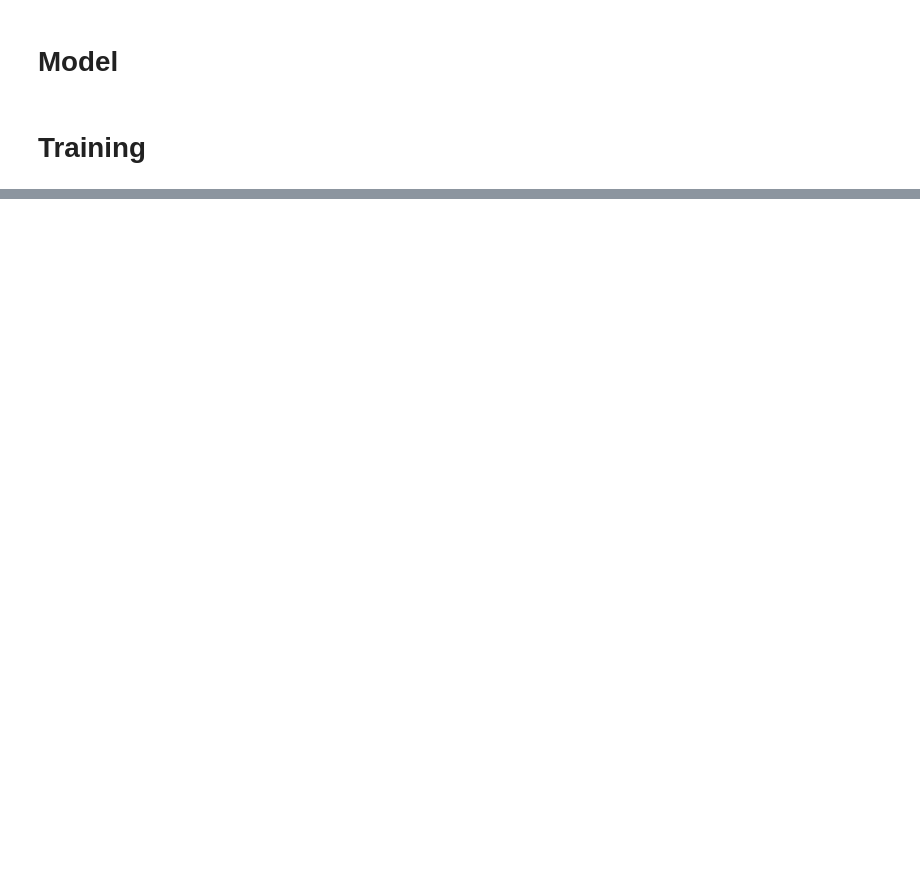
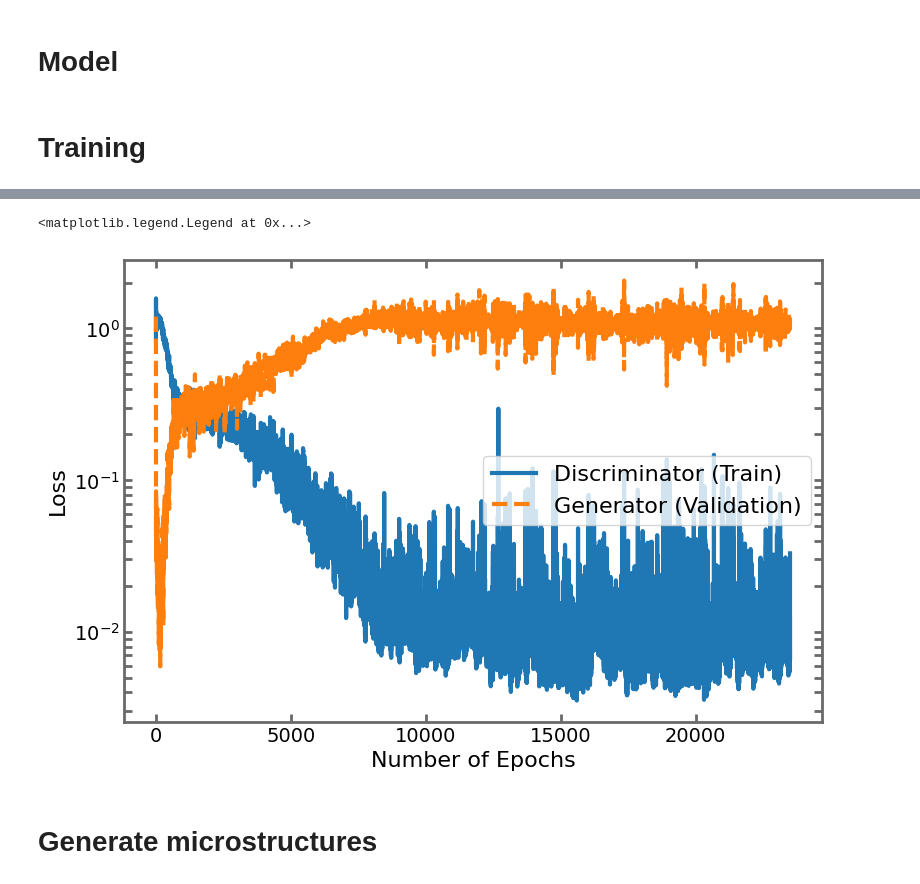
Before and after one commit to sedaoturak/dcgan_cahn-hilliard, a Jupyter notebook: DCGAN_Cahn_Hillard.ipynb, the cells around one changed output, grey strips where cells are left out. Drawn from its saved outputs; the diff is of its cells as text; code cells hidden in the pictures; blank space fills up the shorter version.

Commit message:
The model definition and the learning curve changed. Some improvements in the model and training added.

```diff
--- a/DCGAN_Cahn_Hillard.ipynb
+++ b/DCGAN_Cahn_Hillard.ipynb
@@ -35,9 +39,9 @@ Mounted at /content/drive
 # Load data
 # %%
 # define the directory to dataset (the folder having the bitmap images and their strain energy values in text files
-with open(PATH+'toy_datasets/Mechanical_MNIST/Case1_input_patterns_64_x_64.txt', 'r') as f:
+with open(PATH+'Case1_input_patterns_64_x_64.txt', 'r') as f:
   g = np.loadtxt(f)
-with open(PATH+'toy_datasets/Mechanical_MNIST/Case1_strain_energy.txt', 'r') as f:
+with open(PATH+'Case1_strain_energy.txt', 'r') as f:
   e = np.loadtxt(f)
 # %%
 # visualize an image from dataset
@@ -290,0 +457,32 @@ plt.show()
+# %%
+import csv
+# Save model
+os.makedirs('models', exist_ok=True)
+torch.save({
+    'epoch': NUM_EPOCHS,
+    'generator': generator.state_dict(),
+    'discriminator': discriminator.state_dict(),
+    'g_optimizer': g_optimizer.state_dict(),
+    'd_optimizer': d_optimizer.state_dict(),
+    'history': history
+}, 'models/dcgan_final.pth')
+
+# Save history to CSV
+with open('training_history.csv', 'w', newline='') as f:
+    writer = csv.writer(f)
+    writer.writerow(['Epoch', 'Train_G_Loss', 'Train_D_Loss', 'Val_G_Loss', 'Val_D_Loss', 'D_Real_Acc', 'D_Fake_Acc'])
+    for i in range(len(history['train_g_loss'])):
+        writer.writerow([
+            i+1,
+            history['train_g_loss'][i],
+            history['train_d_loss'][i],
+            history['val_g_loss'][i],
+            history['val_d_loss'][i],
+            history['d_real_acc'][i],
+            history['d_fake_acc'][i]
+        ])
+
+print('Model and history saved!')
+# %% [output]
+<matplotlib.legend.Legend at 0x...>
+[figure, added]
@@ -290,0 +585,2 @@ plt.show()
+# %% [markdown]
+# Generate microstructures
```
Also changed, not shown: parts of 16 cells of this notebook.
